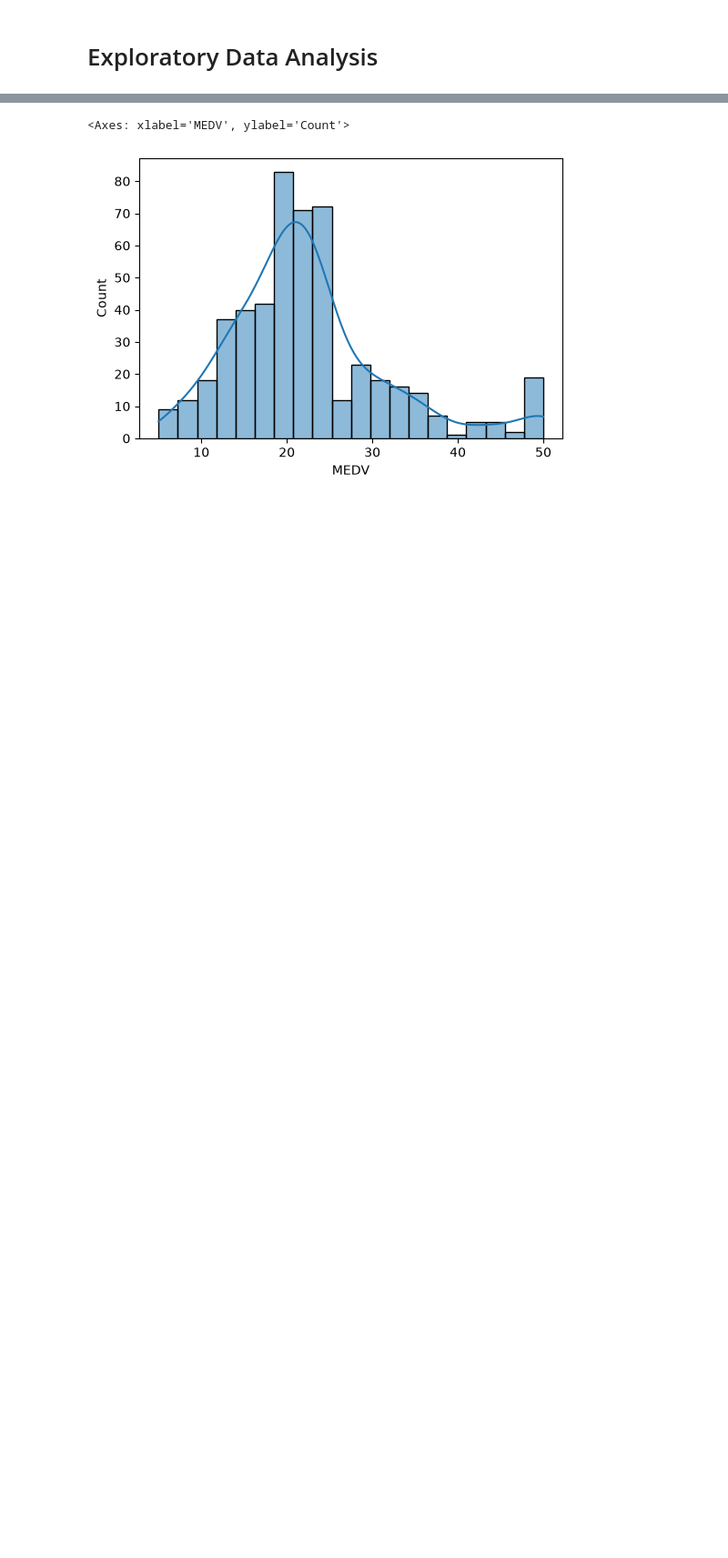
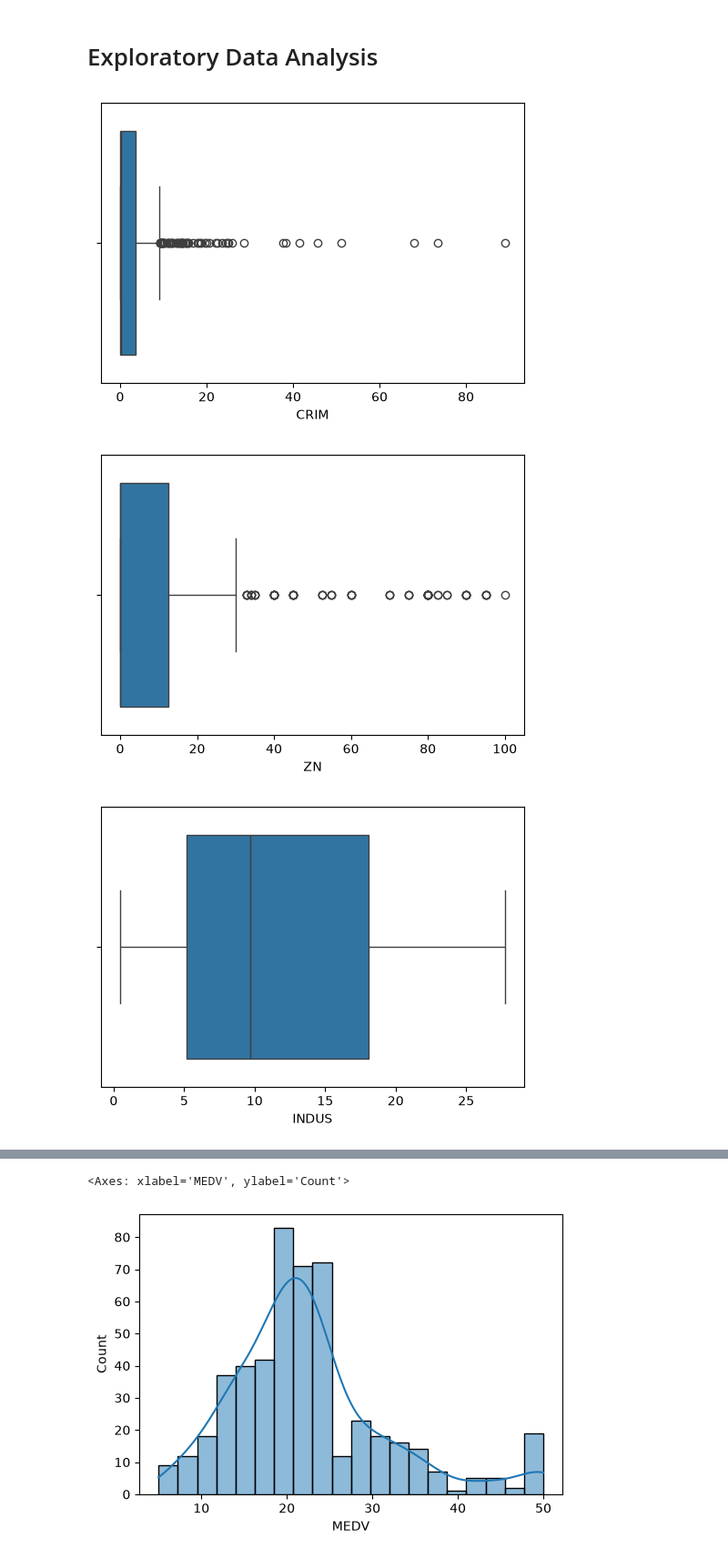
Before and after one commit to AryaPittalwala/Machine_Learning_LAB, a Jupyter notebook: LAB_2-1/2648510_LAB_1.ipynb, the cells around one changed output, grey strips where cells are left out. Shown at 91% size. Cells and saved outputs as stored; diff of their text form; code cells hidden in the pictures; blank space fills up the shorter version.

```diff
--- a/LAB_2-1/2648510_LAB_1.ipynb
+++ b/LAB_2-1/2648510_LAB_1.ipynb
@@ -105,6 +109,10 @@ np.int64(0)
 # %% [markdown]
 # Exploratory Data Analysis
 # %%
-# for col in ds.columns:
-#     plt.figure(figsize=(6,4))
-#     sns.boxplot(x=ds[col])
+for col in ds.columns:
+    plt.figure(figsize=(6,4))
+    sns.boxplot(x=ds[col])
+# %% [output]
+[figure, added]
+[figure, added]
+[figure, added]
```
Also changed, not shown: parts of 4 cells of this notebook, 2 other files.
